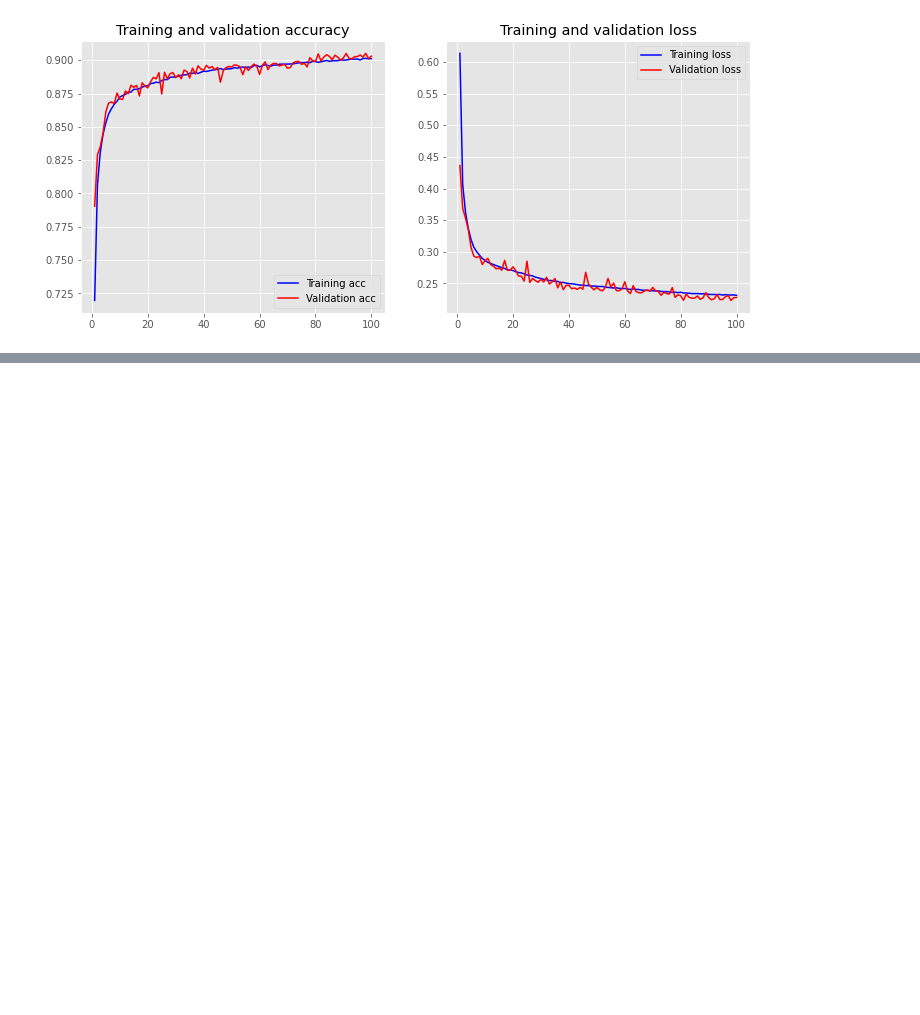
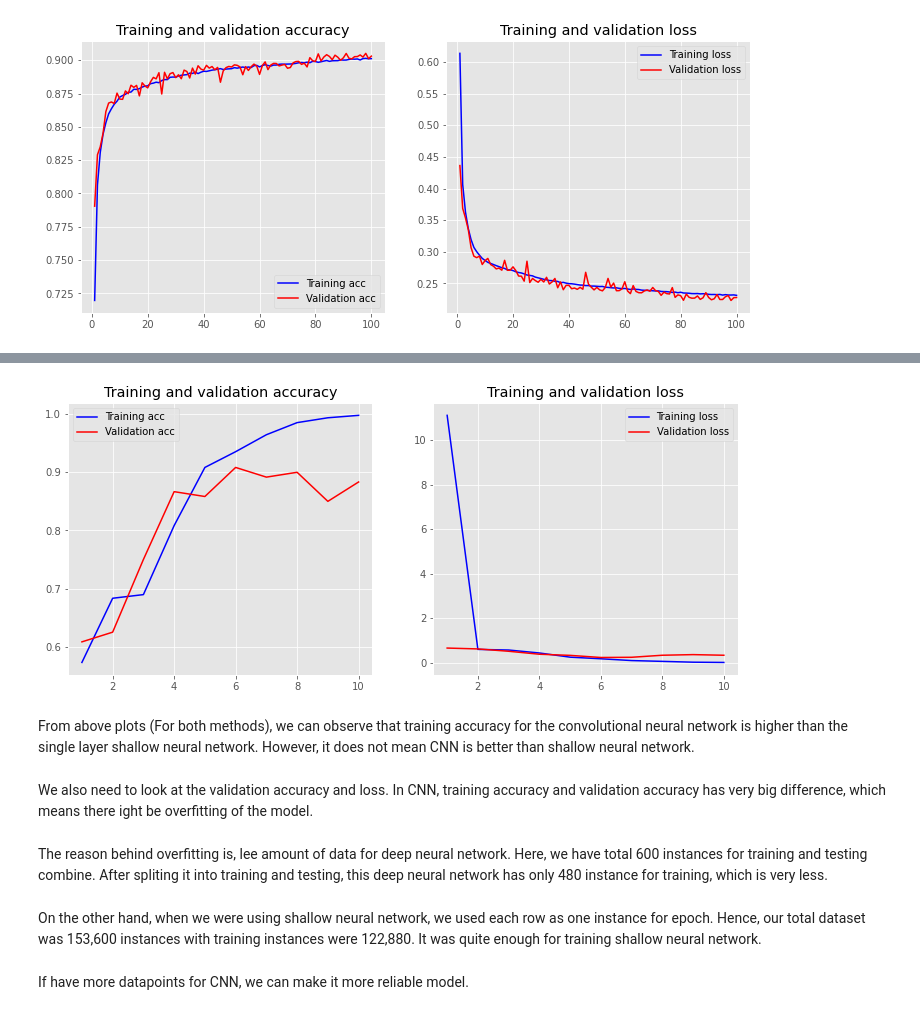
Before and after one commit to niravchhayani/EEG-Visualization, a Jupyter notebook: EEG_Classification.ipynb, the cells around one changed output, grey strips where cells are left out. Drawn from its saved outputs; the diff is of its cells as text; code cells hidden in the pictures; blank space fills up the shorter version.

```diff
--- a/EEG_Classification.ipynb
+++ b/EEG_Classification.ipynb
@@ -289,0 +353,20 @@ plot_history(history)
+# %%
+# Spliting data to train and test with 80-20 condition
+X_train, X_test, y_train, y_test = train_test_split(data2, y, random_state=42, test_size=0.2)
+# %%
+# Defining 2D Convolutional Neural Network
+model = Sequential()
+model.add(Conv2D(32, kernel_size=(3, 3),activation='relu',input_shape=(64,256,1)))
+model.add(Conv2D(64, (3, 3), activation='relu'))
+model.add(MaxPooling2D(pool_size=(2, 2)))
+model.add(Dropout(0.25))
+model.add(Flatten())
+model.add(Dense(128, activation='relu'))
+model.add(Dropout(0.5))
+model.add(Dense(2, activation='softmax'))
+# %%
+# Compiling model
+model.compile(loss='categorical_crossentropy',optimizer='Adam',metrics=['accuracy'])
+# %%
+# Training the model
+history2 = model.fit(X_train, y_train, epochs=10, validation_data=(X_test, y_test))
@@ -289,0 +391,15 @@ plot_history(history)
+# %%
+# Visualing Training and Testing accuracy + loss
+plot_history(history2)
+# %% [output]
+[figure, added]
+# %% [markdown]
+From above plots (For both methods), we can observe that training accuracy for the convolutional neural network is higher than the single layer shallow neural network. However, it does not mean CNN is better than shallow neural network.
+# %% [markdown]
+We also need to look at the validation accuracy and loss. In CNN, training accuracy and validation accuracy has very big difference, which means there ight be overfitting of the model.
+# %% [markdown]
+The reason behind overfitting is, lee amount of data for deep neural network. Here, we have total 600 instances for training and testing combine. After spliting it into training and testing, this deep neural network has only 480 instance for training, which is very less.
+# %% [markdown]
+On the other hand, when we were using shallow neural network, we used each row as one instance for epoch. Hence, our total dataset was 153,600 instances with training instances were 122,880. It was quite enough for training shallow neural network.
+# %% [markdown]
+If have more datapoints for CNN, we can make it more reliable model.
```
Also changed, not shown: parts of 10 cells of this notebook.
